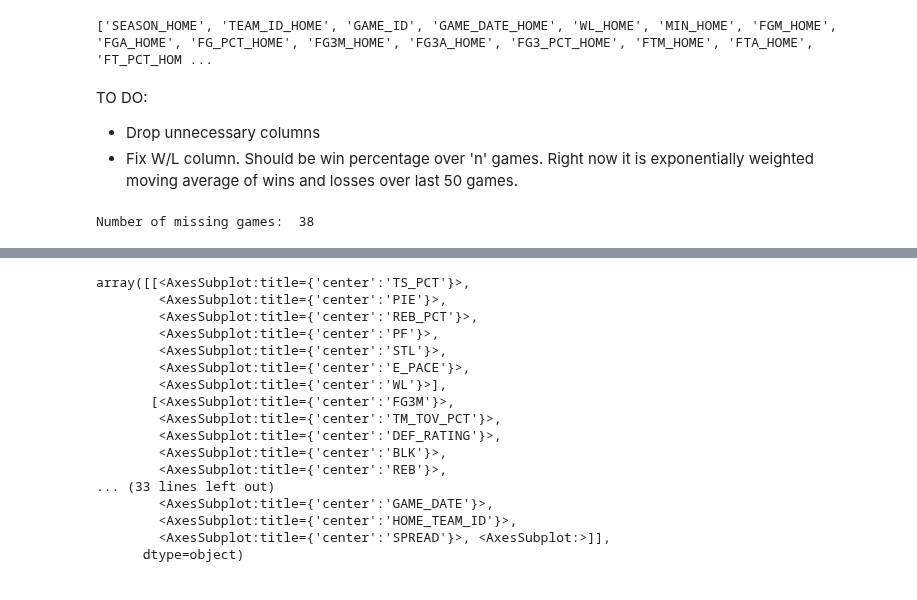
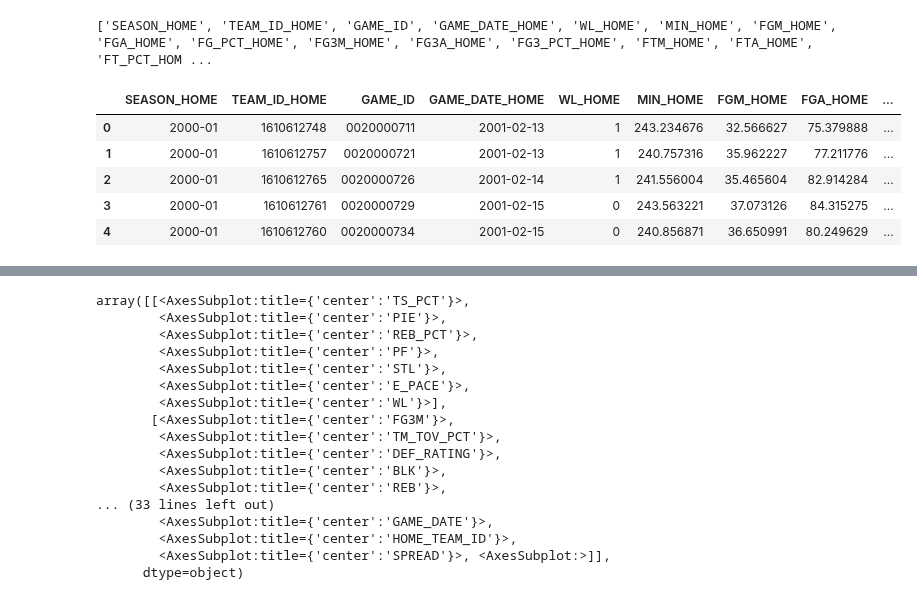
Before and after one commit to jnshzk/nba_beating_the_spread, a Jupyter notebook: data_preprocessing_v3.ipynb, the cells around one changed output, grey strips where cells are left out. Saved outputs shown, nothing was run; the diff lists cells and outputs as text; code cells hidden in the pictures.

```diff
--- a/data_preprocessing_v3.ipynb
+++ b/data_preprocessing_v3.ipynb
@@ -436,48 +464,20 @@ boxscore_df.head()
 print(list(boxscore_df.columns))
 # %% [output]
 ['SEASON_HOME', 'TEAM_ID_HOME', 'GAME_ID', 'GAME_DATE_HOME', 'WL_HOME', 'MIN_HOME', 'FGM_HOME', 'FGA_HOME', 'FG_PCT_HOME', 'FG3M_HOME', 'FG3A_HOME', 'FG3_PCT_HOME', 'FTM_HOME', 'FTA_HOME', 'FT_PCT_HOM ...
-# %% [markdown]
-TO DO:
-- Drop unnecessary columns
-- Fix W/L column.  Should be win percentage over 'n' games.  Right now it is exponentially weighted moving average of wins and losses over last 50 games.
 # %%
 #drop unnecessary columns
-boxscore_df.drop[columns=['SEASON_AWAY',
+boxscore_df.drop(columns=['SEASON_AWAY',
                           'GAME_DATE_AWAY',
-                         'MIN_HOME']]
+                          'WL_AWAY',
+                          'TEAM_CITY_HOME',
+                          'HOME_TEAM_HOME',
+                          'TEAM_CITY_AWAY',
+                          'HOME_TEAM_AWAY'], inplace=True)
+boxscore_df.head()
+# %% [output]
+|  | SEASON_HOME | TEAM_ID_HOME | GAME_ID | GAME_DATE_HOME | WL_HOME | MIN_HOME | FGM_HOME | FGA_HOME | ... |
+| 0 | 2000-01 | 1610612748 | 0020000711 | 2001-02-13 | 1 | 243.234676 | 32.566627 | 75.379888 | ... |
+| 1 | 2000-01 | 1610612757 | 0020000721 | 2001-02-13 | 1 | 240.757316 | 35.962227 | 77.211776 | ... |
+| 2 | 2000-01 | 1610612765 | 0020000726 | 2001-02-14 | 1 | 241.556004 | 35.465604 | 82.914284 | ... |
+| 3 | 2000-01 | 1610612761 | 0020000729 | 2001-02-15 | 0 | 243.563221 | 37.073126 | 84.315275 | ... |
+| 4 | 2000-01 | 1610612760 | 0020000734 | 2001-02-15 | 0 | 240.856871 | 36.650991 | 80.249629 | ... |
-# %%
-#reformat so each game is represented by a single row which is the difference between each team's stats
-game_ids = weighted_avg_df['GAME_ID'].unique()
-
-revised_rows = []
-missing_game_ids = []
-missing_game_count = 0
-
-feature_cols.add('ELO')
-
-for game_id in tqdm(game_ids):
-
-    home_team_row = weighted_avg_df[(weighted_avg_df['GAME_ID']==game_id) &
-                                      (weighted_avg_df['HOME_TEAM']==True)]
-    away_team_row = weighted_avg_df[(weighted_avg_df['GAME_ID']==game_id) &
-                                      (weighted_avg_df['HOME_TEAM']==False)]
-
-    try:
-        stats_diff = home_team_row[feature_cols].subtract(np.array(away_team_row[feature_cols]))
-        stats_diff[['SEASON','GAME_DATE','GAME_ID','HOME_TEAM_ID','HOME_TEAM_CITY']] = home_team_row[['SEASON',
-                                                                                                      'GAME_DATE',
-                                                                                                      'GAME_ID',
-                                                                                                      'TEAM_ID',
-                                                                                                      'TEAM_CITY']]
-        revised_rows.append(stats_diff)
-
-    except:
-        missing_game_ids.append(game_id)
-        missing_game_count += 1
-
-final_df = pd.concat(revised_rows)
-final_df.head()
-
-print('Number of missing games: ', missing_game_count)
-# %% [output]
-Number of missing games:  38
```
Also changed, not shown: parts of 7 cells of this notebook.
